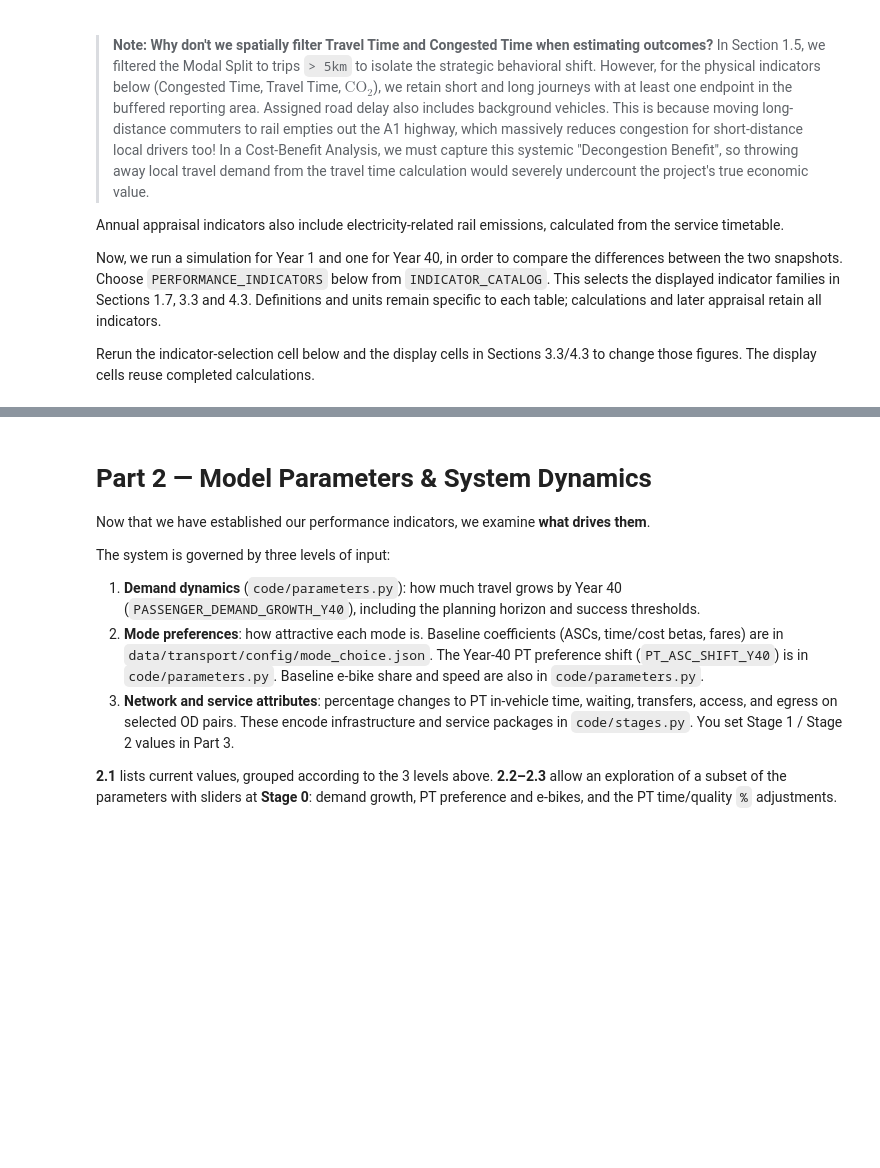
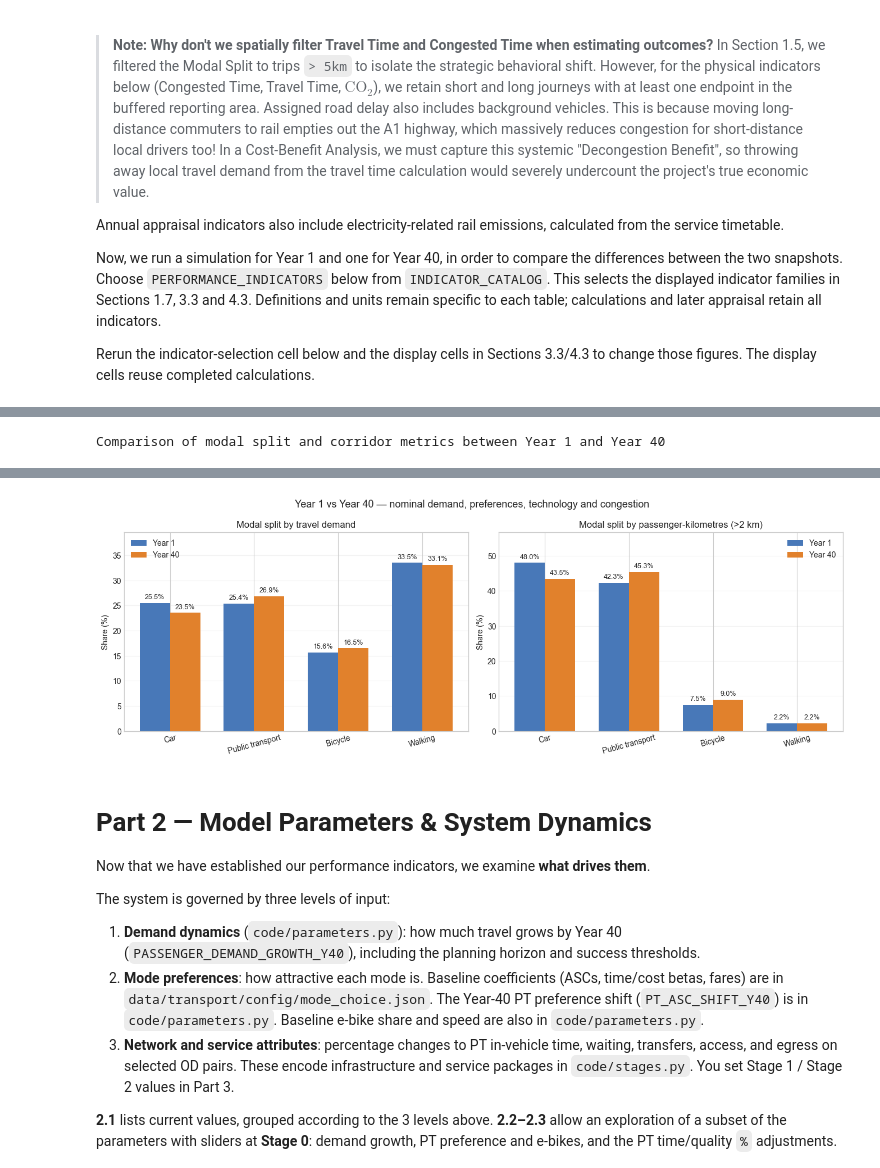
Before and after one commit to InfrastructurePlanningREISETHZ/IP-HS26-MehrSpur-CaseStudy, a Jupyter notebook: notebooks/02_system_modeling.ipynb, the cells around one changed output, grey strips where cells are left out. Drawn from its saved outputs; the diff is of its cells as text; code cells hidden in the pictures; blank space fills up the shorter version.

```diff
--- a/notebooks/02_system_modeling.ipynb
+++ b/notebooks/02_system_modeling.ipynb
@@ -1552,10 +1551,8 @@ def pt_times(times, access):
 
 MODE_ORDER = ["Car passengers", "Public Transport", "Bicycle", "Walking"]
 
-def mode_breakdown(assignment, car_co2_kg_per_vehicle_km, snapshot):
+def mode_breakdown(assignment, car_co2_kg_per_vehicle_km):
     result, od, tt = assignment.mode_result, assignment.mode_result.od_by_mode, assignment.mode_result.travel_times
-    annual = snapshot.get("annual", {})
-    report = snapshot.get("reporting", {})
     matrices = {
         "Car passengers": od["drive"],
         "Public Transport": od["pt_walk"] + od["pt_bike"],
@@ -1595,15 +1592,7 @@ def mode_breakdown(assignment, car_co2_kg_per_vehicle_km, snapshot):
         "PKM Share (>2 km)": shares[mode],
         "Mode-choice journey time": minutes[mode] / max(trips[mode], 1e-9),
         "Peak Road Congested Time (veh-h)": delay if mode == "Car passengers" else 0.0,
-        "Section travel time": metrics["section_reference_minutes"] if mode == "Car passengers" else np.nan,
-        "Section loading": metrics.get("section_loading", 0.0) if mode == "Car passengers" else np.nan,
-        "PT waiting": report.get("pt_wait_min", np.nan) if mode == "Public Transport" else np.nan,
-        "PT access": report.get("pt_access_min", np.nan) if mode == "Public Transport" else np.nan,
-        "PT egress": report.get("pt_egress_min", np.nan) if mode == "Public Transport" else np.nan,
-        "PT transfer walking": report.get("pt_transfer_walk_min", np.nan) if mode == "Public Transport" else np.nan,
-
-        #"Peak Car CO2 (t)": metrics["car_co2_tonnes_peak"] if mode == "Car passengers" else 0.0,
-
+        "Peak Car CO2 (t)": metrics["car_co2_tonnes_peak"] if mode == "Car passengers" else 0.0,
     } for mode in MODE_ORDER]
     rows.append({
         "Mode": "--- Total / System Average ---",
@@ -1612,18 +1601,13 @@ def mode_breakdown(assignment, car_co2_kg_per_vehicle_km, snapshot):
         "PKM Share (>2 km)": 1.0,
         "Mode-choice journey time": sum(minutes.values()) / max(total, 1e-9),
         "Peak Road Congested Time (veh-h)": delay,
-        "Section travel time": metrics["section_reference_minutes"],
-        "Section loading": metrics.get("section_loading", 0.0),
-        "PT waiting": report.get("pt_wait_min", np.nan),
-        "PT access": report.get("pt_access_min", np.nan),
-        "PT egress": report.get("pt_egress_min", np.nan),
-        "PT transfer walking": report.get("pt_transfer_walk_min", np.nan)
-        })
+        "Peak Car CO2 (t)": metrics["car_co2_tonnes_peak"],
+    })
     return pd.DataFrame(rows).set_index("Mode")
 
 CAR_CO2_PATH = uc.get_trajectory("CAR_CO2_KG_PER_VEHICLE_KM")
-df_y1 = mode_breakdown(assignment_y1, CAR_CO2_PATH[0], snapshot=YEAR_SNAPSHOTS.get("Year 1", {}))
-df_y40 = mode_breakdown(assignment_y40, CAR_CO2_PATH[-1], snapshot=YEAR_SNAPSHOTS.get("Year 40", {}))
+df_y1 = mode_breakdown(assignment_y1, CAR_CO2_PATH[0])
+df_y40 = mode_breakdown(assignment_y40, CAR_CO2_PATH[-1])
 
 table_format = {
     "Peak Trips": "{:,.0f}",
@@ -1631,13 +1615,7 @@ table_format = {
     "PKM Share (>2 km)": "{:.2%}",
     "Mode-choice journey time": "{:.1f} min",
     "Peak Road Congested Time (veh-h)": "{:,.1f} h",
-    "Section travel time": "{:.1f} min",
-    "Section loading": "{:,.0f} passengers/peak hour",
-    "PT waiting": "{:.1f} min",
-    "PT access": "{:.1f} min",
-    "PT egress": "{:.1f} min",
-    "PT transfer walking": "{:.1f} min"
-    #"Peak Car CO2 (t)": "{:,.1f} t",
+    "Peak Car CO2 (t)": "{:,.1f} t",
 }
 
 print("Year 1 — evening peak-hour results")
@@ -1658,43 +1636,12 @@ modal_comparison = pd.DataFrame({
         df_y40.loc[MODE_ORDER, "PKM Share (>2 km)"]
         - df_y1.loc[MODE_ORDER, "PKM Share (>2 km)"]
     ),
-    "Year 1 Avg TT": df_y1.loc[MODE_ORDER, "Mode-choice journey time"],
-    "Year 40 Avg TT": df_y40.loc[MODE_ORDER, "Mode-choice journey time"],
-    "Avg TT change": df_y40.loc[MODE_ORDER, "Mode-choice journey time"] - df_y1.loc[MODE_ORDER, "Mode-choice journey time"],
-    "Year 1 Road Congested Time (veh-h)": df_y1.loc[MODE_ORDER, "Peak Road Congested Time (veh-h)"],
-    "Year 40 Road Congested Time (veh-h)": df_y40.loc[MODE_ORDER, "Peak Road Congested Time (veh-h)"],
-    "Road Congested Time change (veh-h)": df_y40.loc[MODE_ORDER, "Peak Road Congested Time (veh-h)"] - df_y1.loc[MODE_ORDER, "Peak Road Congested Time (veh-h)"],
-    "Year 1 PT waiting": df_y1.loc[MODE_ORDER, "PT waiting"],
-    "Year 40 PT waiting": df_y40.loc[MODE_ORDER, "PT waiting"],
-    "PT waiting change": df_y40.loc[MODE_ORDER, "PT waiting"] - df_y1.loc[MODE_ORDER, "PT waiting"],
-    "Year 1 PT access": df_y1.loc[MODE_ORDER, "PT access"],
-    "Year 40 PT access": df_y40.loc[MODE_ORDER, "PT access"],
-    "PT access change": df_y40.loc[MODE_ORDER, "PT access"] - df_y1.loc[MODE_ORDER, "PT access"],
-    "Year 1 PT egress": df_y1.loc[MODE_ORDER, "PT egress"],
-    "Year 40 PT egress": df_y40.loc[MODE_ORDER, "PT egress"],
-    "PT egress change": df_y40.loc[MODE_ORDER, "PT egress"] - df_y1.loc[MODE_ORDER, "PT egress"],
-    "Year 1 PT transfer walking": df_y1.loc[MODE_ORDER, "PT transfer walking"],
-    "Year 40 PT transfer walking": df_y40.loc[MODE_ORDER, "PT transfer walking"],
-    "PT transfer walking change": df_y40.loc[MODE_ORDER, "PT transfer walking"] - df_y1.loc[MODE_ORDER, "PT transfer walking"]
 })
-
 _display_indicators(modal_comparison, {
     "Year 1 Trip Share": "{:.2%}", "Year 40 Trip Share": "{:.2%}",
     "Trip-share change (pp)": "{:+.2f} pp",
     "Year 1 PKM Share": "{:.2%}", "Year 40 PKM Share": "{:.2%}",
     "PKM-share change (pp)": "{:+.2f} pp",
-    "Year 1 Avg TT": "{:.1f} min", "Year 40 Avg TT": "{:.1f} min",
-    "Avg TT change": "{:+.1f} min",
-    "Year 1 Road Congested Time (veh-h)": "{:,.1f} h", "Year 40 Road Congested Time (veh-h)": "{:,.1f} h",
-    "Road Congested Time change (veh-h)": "{:,.1f} h",
-    "Year 1 PT waiting": "{:.1f} min", "Year 40 PT waiting": "{:.1f} min",
-    "PT waiting change": "{:+.1f} min",
-    "Year 1 PT access": "{:.1f} min", "Year 40 PT access": "{:.1f} min",
-    "PT access change": "{:+.1f} min",
-    "Year 1 PT egress": "{:.1f} min", "Year 40 PT egress": "{:.1f} min",
-    "PT egress change": "{:+.1f} min",
-    "Year 1 PT transfer walking": "{:.1f} min", "Year 40 PT transfer walking": "{:.1f} min",
-    "PT transfer walking change": "{:+.1f} min"
 })
 
 annualizers = m._annualizers(p.NOMINAL_PARAMS)
@@ -1715,26 +1662,22 @@ annual_comparison = pd.DataFrame({
     "Year 40 Avg TT": df_y40["Mode-choice journey time"],
     "Year 1 Annual Road Congested Time (veh-h)": df_y1["Peak Road Congested Time (veh-h)"] * annualizers["congestion"],
     "Year 40 Annual Road Congested Time (veh-h)": df_y40["Peak Road Congested Time (veh-h)"] * annualizers["congestion"],
-
-    #"Year 1 Annual Car CO2 (t)": df_y1["Peak Car CO2 (t)"] * annualizers["car"],
-    #"Year 40 Annual Car CO2 (t)": df_y40["Peak Car CO2 (t)"] * annualizers["car"],
+    "Year 1 Annual Car CO2 (t)": df_y1["Peak Car CO2 (t)"] * annualizers["car"],
+    "Year 40 Annual Car CO2 (t)": df_y40["Peak Car CO2 (t)"] * annualizers["car"],
 })
 _display_indicators(annual_comparison, {
     "Year 1 Annual Trips": "{:,.0f}", "Year 40 Annual Trips": "{:,.0f}",
     "Year 1 Avg TT": "{:.1f} min", "Year 40 Avg TT": "{:.1f} min",
     "Year 1 Annual Road Congested Time (veh-h)": "{:,.0f} h",
     "Year 40 Annual Road Congested Time (veh-h)": "{:,.0f} h",
-
-
-    #"Year 1 Annual Car CO2 (t)": "{:,.0f} t",
-    #"Year 40 Annual Car CO2 (t)": "{:,.0f} t",
+    "Year 1 Annual Car CO2 (t)": "{:,.0f} t",
+    "Year 40 Annual Car CO2 (t)": "{:,.0f} t",
 }, na_rep="–")
 
 # Compare the selected modal-share indicators.
 share_panels = [
     ("Trip Share", "Modal split by travel demand"),
     ("PKM Share (>2 km)", "Modal split by passenger-kilometres (>2 km)"),
-
 ]
 share_panels = [(c, title) for c, title in share_panels if _indicator_group(c) in PERFORMANCE_INDICATORS]
 if share_panels:
@@ -1760,0 +1720 @@ Calculated 0 missing case(s) using 0 worker(s) in 0.0 s.
+Comparison of modal split and corridor metrics between Year 1 and Year 40
@@ -1761,3 +1734,4 @@ Calculated 0 missing case(s) using 0 worker(s) in 0.0 s.
+[figure, added]
 # %% [markdown]
 # Part 2 — Model Parameters & System Dynamics
 
```
Also changed, not shown: parts of 9 cells of this notebook, 1 other file.
